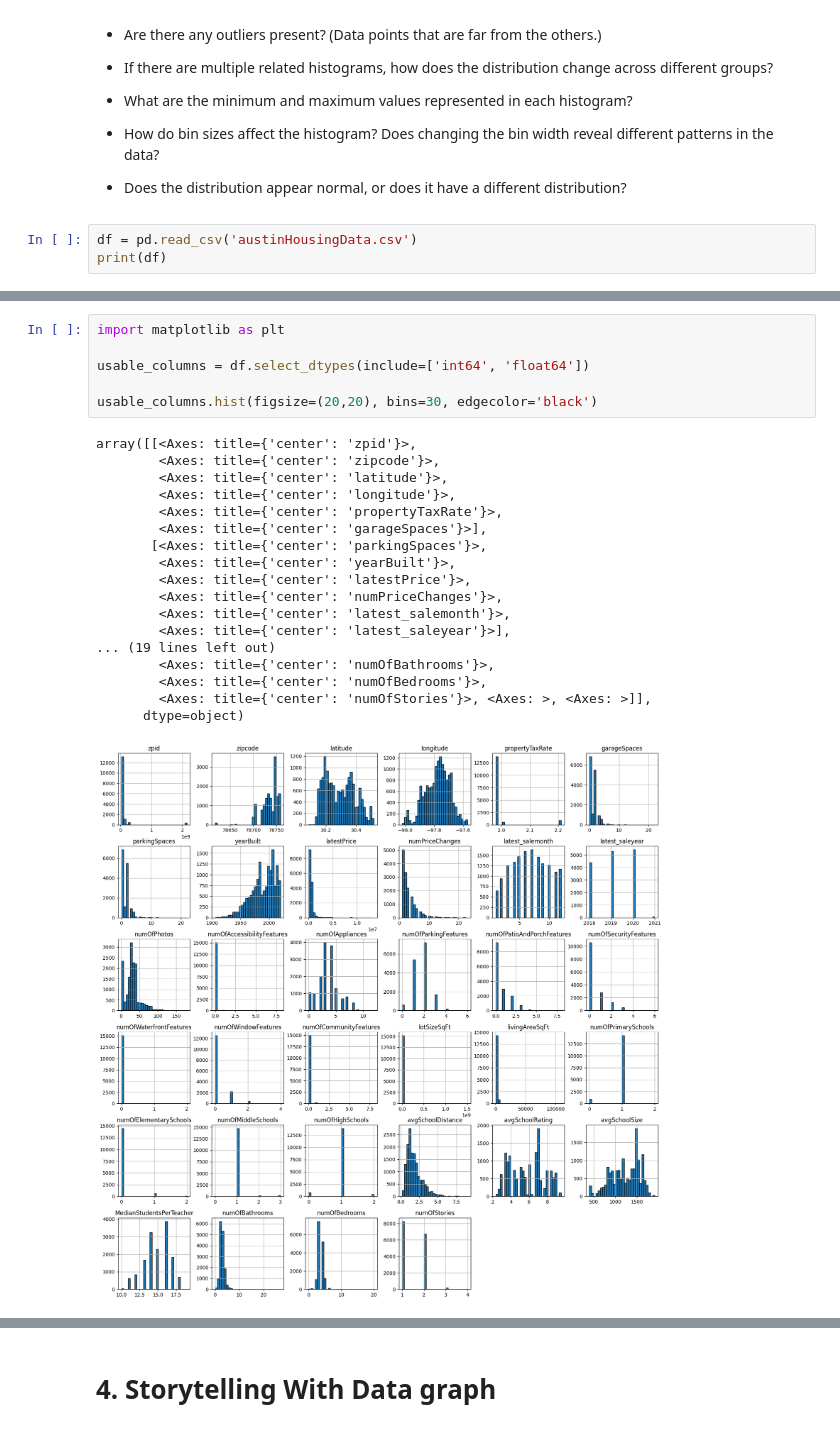
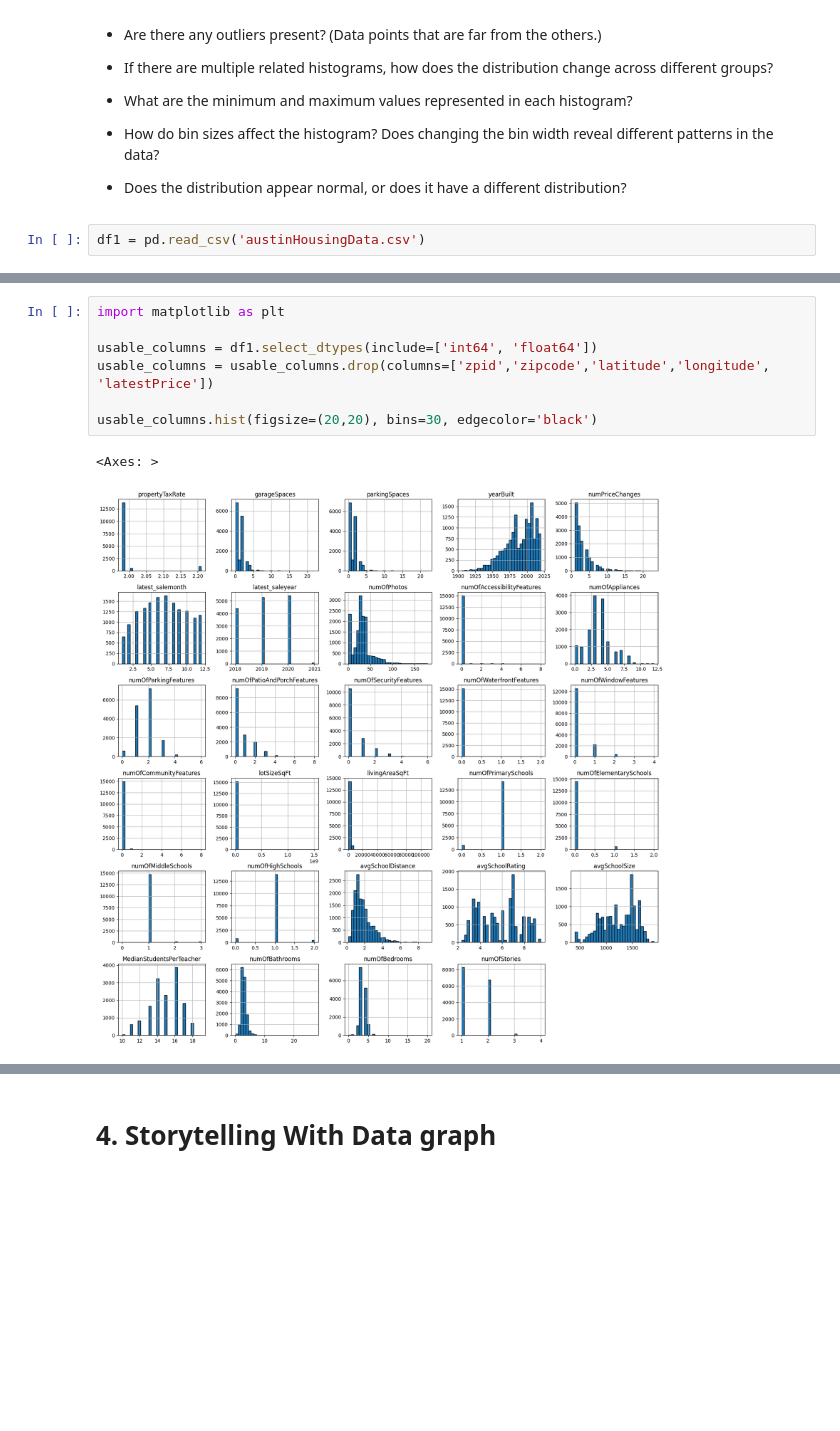
Before and after one commit to pr-rowe/Mod-O2-HW4, a Jupyter notebook: Week4.ipynb, the cells around one changed output, grey strips where cells are left out. Drawn from its saved outputs; the diff is of its cells as text; blank space fills up the shorter version.

```diff
--- a/Week4.ipynb
+++ b/Week4.ipynb
@@ -62,5 +62,4 @@ This week, you will do the same types of exercises as last week, but you should
 
 - Does the distribution appear normal, or does it have a different distribution?
 # %%
-df = pd.read_csv('austinHousingData.csv')
-print(df)
+df1 = pd.read_csv('austinHousingData.csv')
@@ -85,25 +66,10 @@ print(df)
 # %%
 import matplotlib as plt
 
-usable_columns = df.select_dtypes(include=['int64', 'float64'])
+usable_columns = df1.select_dtypes(include=['int64', 'float64'])
+usable_columns = usable_columns.drop(columns=['zpid','zipcode','latitude','longitude', 'latestPrice'])
 
 usable_columns.hist(figsize=(20,20), bins=30, edgecolor='black')
 # %% [output]
-array([[<Axes: title={'center': 'zpid'}>,
-        <Axes: title={'center': 'zipcode'}>,
-        <Axes: title={'center': 'latitude'}>,
-        <Axes: title={'center': 'longitude'}>,
-        <Axes: title={'center': 'propertyTaxRate'}>,
-        <Axes: title={'center': 'garageSpaces'}>],
-       [<Axes: title={'center': 'parkingSpaces'}>,
-        <Axes: title={'center': 'yearBuilt'}>,
-        <Axes: title={'center': 'latestPrice'}>,
-        <Axes: title={'center': 'numPriceChanges'}>,
-        <Axes: title={'center': 'latest_salemonth'}>,
-        <Axes: title={'center': 'latest_saleyear'}>],
-... (19 lines left out)
-        <Axes: title={'center': 'numOfBathrooms'}>,
-        <Axes: title={'center': 'numOfBedrooms'}>,
-        <Axes: title={'center': 'numOfStories'}>, <Axes: >, <Axes: >]],
-      dtype=object)
+<Axes: >
-[figure, old version]
+[figure, new version]
```
Also changed, not shown: parts of 9 cells of this notebook.
